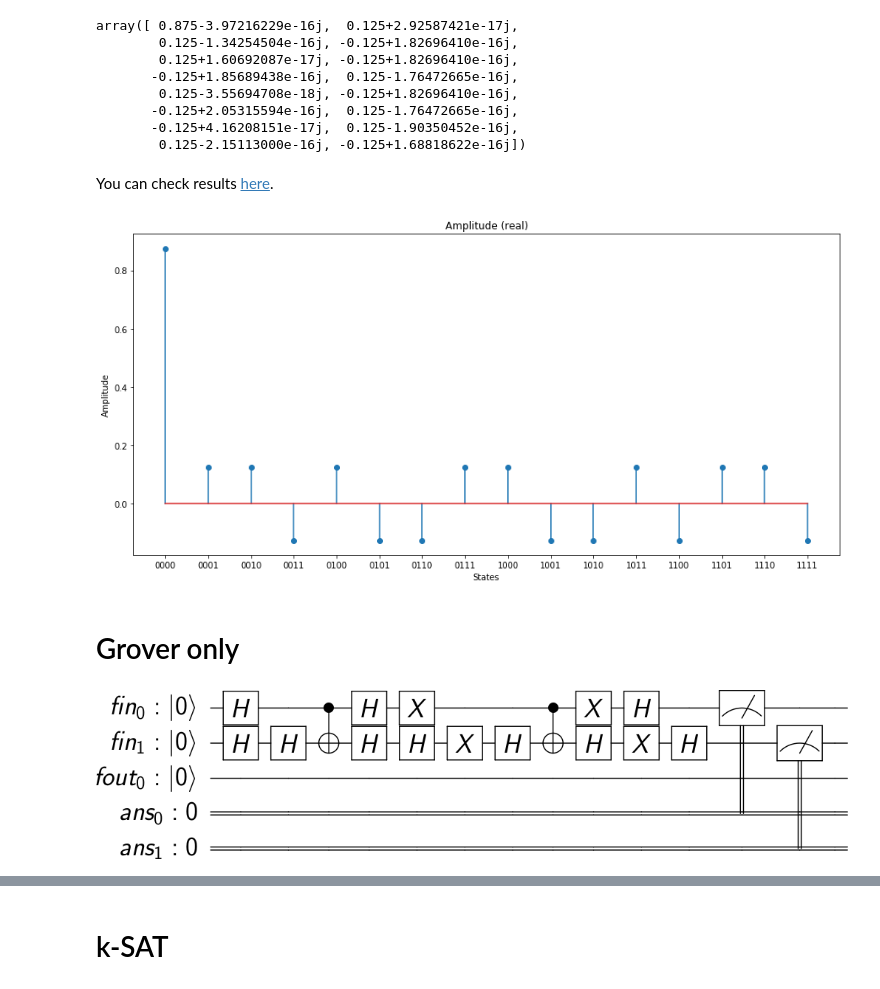
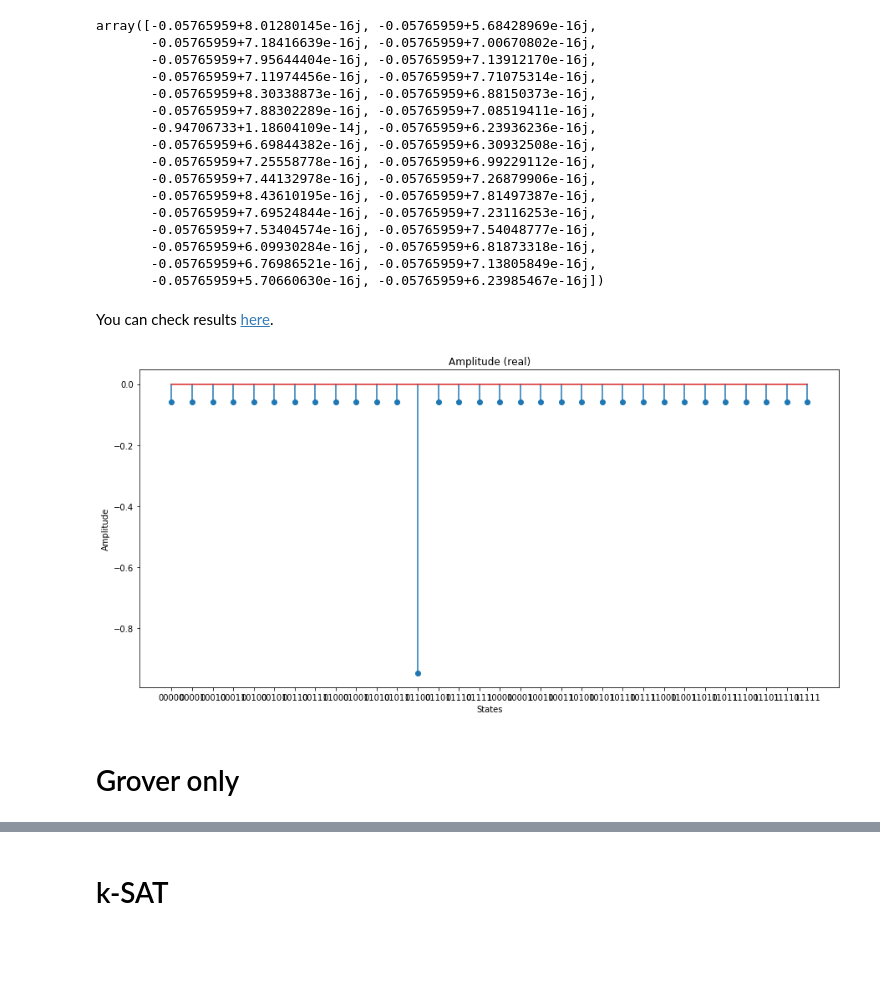
Before and after one commit to RQC-QApp/NNQST, a Jupyter notebook: demo/grover.ipynb, the cells around one changed output, grey strips where cells are left out. Cells and saved outputs as stored; diff of their text form; code cells hidden in the pictures; blank space fills up the shorter version.

```diff
--- a/demo/grover.ipynb
+++ b/demo/grover.ipynb
@@ -16,21 +18,0 @@ from utils import *
-# %%
-n = 4  # Number of qubits.
-f_in = QuantumRegister(n, name='fin')
-c = ClassicalRegister(n, name='ans')
-
-target = f_in[0]
-controls = [f_in[i] for i in range(1, 4)]
-
-aux = None
-qc = None
-if len(controls) > 2:
-    aux = QuantumRegister(len(controls) - 2, name='aux')
-    qc = QuantumCircuit(f_in, aux, c, name='grover')
-else:
-    qc = QuantumCircuit(f_in, c, name='grover')
-
-qc.h(f_in)
-n_controlled_Z(qc, controls, target, aux)
-qc.h(f_in)
-
-circuit_drawer(qc)
@@ -39,56 +83,37 @@ circuit_drawer(qc)
 # %%
-n_ctl = len(controls) + 1  # Number of controls.
 statevector = execute(qc, backend='local_statevector_simulator_py', shots=1).result().get_data()['statevector']
-statevector = statevector[:2 ** n_ctl]
+statevector = statevector[:2 ** n]
 statevector
 # %% [output]
-array([ 0.875-3.97216229e-16j,  0.125+2.92587421e-17j,
-        0.125-1.34254504e-16j, -0.125+1.82696410e-16j,
-        0.125+1.60692087e-17j, -0.125+1.82696410e-16j,
-       -0.125+1.85689438e-16j,  0.125-1.76472665e-16j,
-        0.125-3.55694708e-18j, -0.125+1.82696410e-16j,
-       -0.125+2.05315594e-16j,  0.125-1.76472665e-16j,
-       -0.125+4.16208151e-17j,  0.125-1.90350452e-16j,
-        0.125-2.15113000e-16j, -0.125+1.68818622e-16j])
+array([-0.05765959+8.01280145e-16j, -0.05765959+5.68428969e-16j,
+       -0.05765959+7.18416639e-16j, -0.05765959+7.00670802e-16j,
+       -0.05765959+7.95644404e-16j, -0.05765959+7.13912170e-16j,
+       -0.05765959+7.11974456e-16j, -0.05765959+7.71075314e-16j,
+       -0.05765959+8.30338873e-16j, -0.05765959+6.88150373e-16j,
+       -0.05765959+7.88302289e-16j, -0.05765959+7.08519411e-16j,
+       -0.94706733+1.18604109e-14j, -0.05765959+6.23936236e-16j,
+       -0.05765959+6.69844382e-16j, -0.05765959+6.30932508e-16j,
+       -0.05765959+7.25558778e-16j, -0.05765959+6.99229112e-16j,
+       -0.05765959+7.44132978e-16j, -0.05765959+7.26879906e-16j,
+       -0.05765959+8.43610195e-16j, -0.05765959+7.81497387e-16j,
+       -0.05765959+7.69524844e-16j, -0.05765959+7.23116253e-16j,
+       -0.05765959+7.53404574e-16j, -0.05765959+7.54048777e-16j,
+       -0.05765959+6.09930284e-16j, -0.05765959+6.81873318e-16j,
+       -0.05765959+6.76986521e-16j, -0.05765959+7.13805849e-16j,
+       -0.05765959+5.70660630e-16j, -0.05765959+6.23985467e-16j])
 # %% [markdown]
 You can check results [here](http://algassert.com/quirk#circuit={"cols":[["H","H","H","H"],["Z","•","•","•"],["H","H","H","H"]]}).
 # %%
 plt.figure(figsize=(15, 7))
-x = np.arange(1, 1 + 2 ** n_ctl)
-states = list(map(lambda x: ''.join(map(str, x)), itertools.product([0, 1], repeat=n_ctl)))
+x = np.arange(1, 1 + 2 ** n)
+states = list(map(lambda x: ''.join(map(str, x)), itertools.product([0, 1], repeat=n)))
 plt.stem(x, statevector.real)
 plt.xticks(x, states)
 plt.title('Amplitude (real)')
 plt.xlabel('States')
 plt.ylabel('Amplitude')
 plt.show()
 # %% [output]
-[figure, old version]
+[figure, new version]
 # %% [markdown]
 # Grover only
-# %%
-n = 2  # Number of qubits.
-
-f_in = QuantumRegister(n, name='fin')
-f_out = QuantumRegister(1, name='fout')
-ans = ClassicalRegister(n, name='ans')
-
-n_controls = n
-
-aux = None
-qc = None
-if n_controls > 2:
-    aux = QuantumRegister(n_controls - 2, name='aux')
-    qc = QuantumCircuit(f_in, f_out, aux, ans, name='grover')
-else:
-    qc = QuantumCircuit(f_in, f_out, ans, name='grover')
-
-qc.h(f_in)
-n_controlled_Z(qc, [f_in[0]], f_in[1], aux)
-inversion_about_average(qc, f_in, aux, n)
-
-qc.measure(f_in, ans)
-
-circuit_drawer(qc)
-# %% [output]
-[figure, removed]
```
Also changed, not shown: parts of 5 cells of this notebook.
